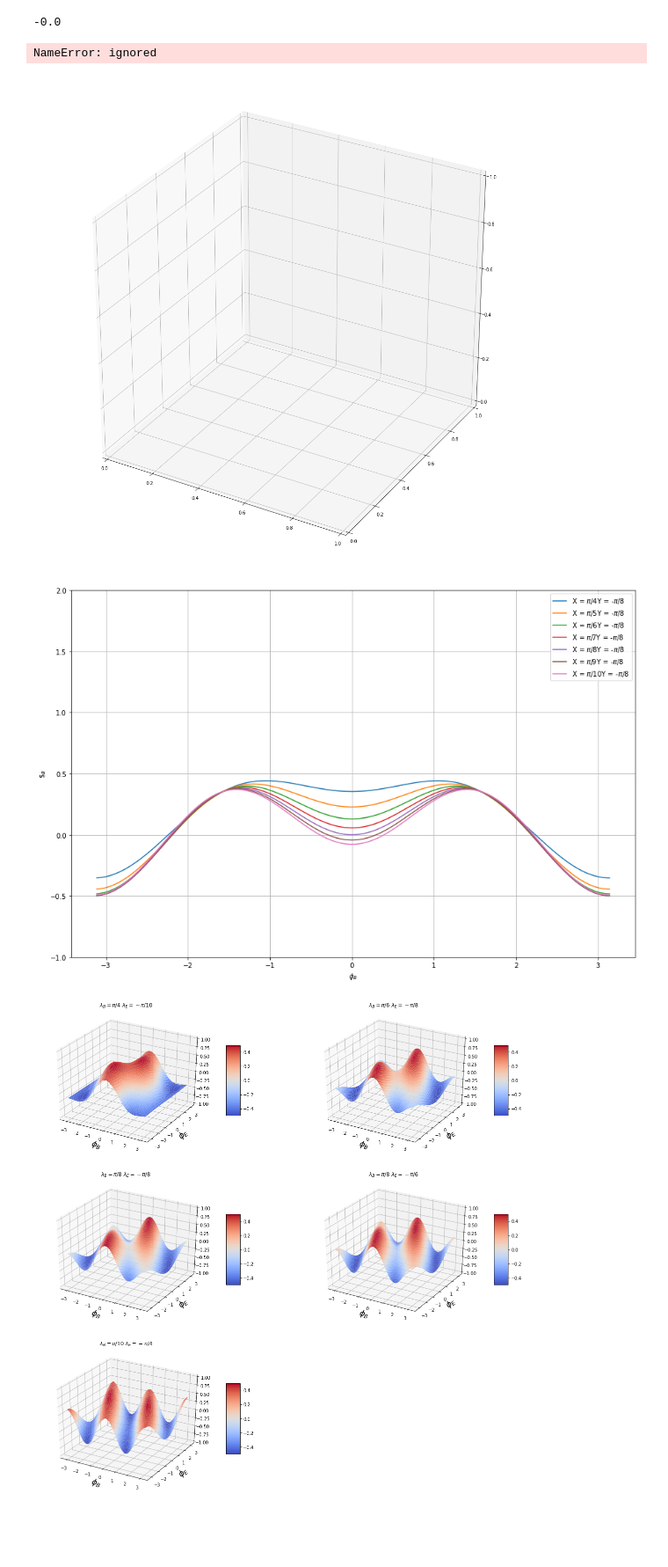
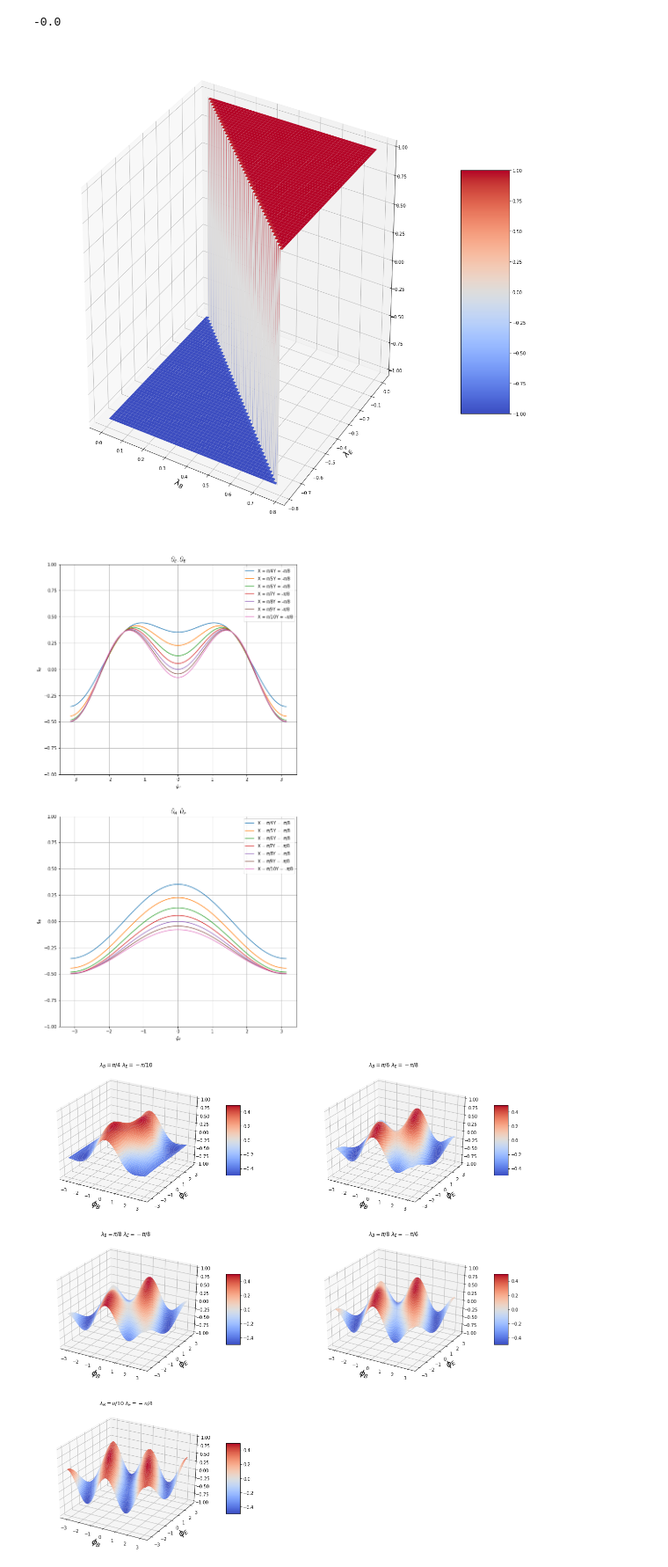
Before and after one commit to code-xD/QGT_Simulations, a Jupyter notebook: QGT_Simulation.ipynb, the cells around one changed output. Shown at 88% size. Cells and saved outputs as stored; diff of their text form; code cells hidden in the pictures; blank space fills up the shorter version.

```diff
--- a/QGT_Simulation.ipynb
+++ b/QGT_Simulation.ipynb
@@ -51,7 +51,7 @@ class QuantumGame:
         return mag
 
     def signedMagQubit(self, p, c):
-        mag = np.sign(self.magQubit(self, p, c))
+        mag = np.sign(self.magQubit(p, c))
         return mag
 
 
@@ -121,38 +121,48 @@ plt.ylabel(r'$\lambda_{E}$', fontsize = 18)
 fig.colorbar(surf, shrink=0.5, aspect=5)
 plt.show()
 # %% [output]
-NameError: ignored
-[figure, old version]
+[figure, new version]
 # %%
-fig = plt.figure(figsize=[15,10])
-ax = fig.gca()
+fig, axs = plt.subplots(2, 1, figsize=(10,20))
 
 # Make data.
 phi = np.arange(pi, -pi, -pi/100)
 for i in np.arange(4, 11):
-    Z = []
+    Z1 = []
+    Z2 = []
     X = pi/i
     Y = -pi/8
     for p in phi:
         Qplot = QuantumGame(1)
         Qplot.movesB = Qplot.createQuantumMoves([[X, p]])
         Qplot.movesE = Qplot.createRealMoves([Y])
         Qplot.calculateOutcome()
-        Z.append(Qplot.magQubit(1,0))
-    Z = np.asarray(Z)
-    plt.plot(phi, Z, label = "X = " + r"$\pi$/" + str(i) + "Y = -" + r"$\pi$/8")
+        Z1.append(Qplot.magQubit(1,0))
+        Qplot.movesB = Qplot.createRealMoves([Y])
+        Qplot.movesE = Qplot.createQuantumMoves([[X, p]])
+        Qplot.calculateOutcome()
+        Z2.append(Qplot.magQubit(1,0))
+    Z1 = np.asarray(Z1)
+    Z2 = np.asarray(Z2)
 
-# naming the x axis
-plt.xlabel(r'$\phi_{B}$')
-# naming the y axis
-plt.ylabel(r'$\$_{B}$')
-plt.grid()
+    axs[0].plot(phi, Z1, label = "X = " + r"$\pi$/" + str(i) + "Y = -" + r"$\pi$/8")
+    axs[0].grid()
+    axs[0].set(xlabel=r'$\phi_{B}$', ylabel='$\$_{B}$')
+    axs[0].set_ylim(-1,1)
+    axs[0].legend()
+    axs[0].set_title(r'$\widehat{U}_{E}.\widehat{U}_{B}$')
+
+    axs[1].plot(phi, Z2, label = "X = " + r"$\pi$/" + str(i) + "Y = -" + r"$\pi$/8")
+    axs[1].grid()
+    axs[1].set(xlabel=r'$\phi_{B}$', ylabel='$\$_{B}$')
+    axs[1].set_ylim(-1,1)
+    axs[1].legend()
+    axs[1].set_title(r'$\widehat{U}_{B}.\widehat{U}_{E}$')
+
 # show a legend on the plot
-ax.set_ylim(-1, 2)
-plt.legend()
 plt.show()
 # %% [output]
-[figure, old version]
+[figure, new version]
 # %%
 from mpl_toolkits.mplot3d import Axes3D
 import matplotlib.pyplot as plt
```
